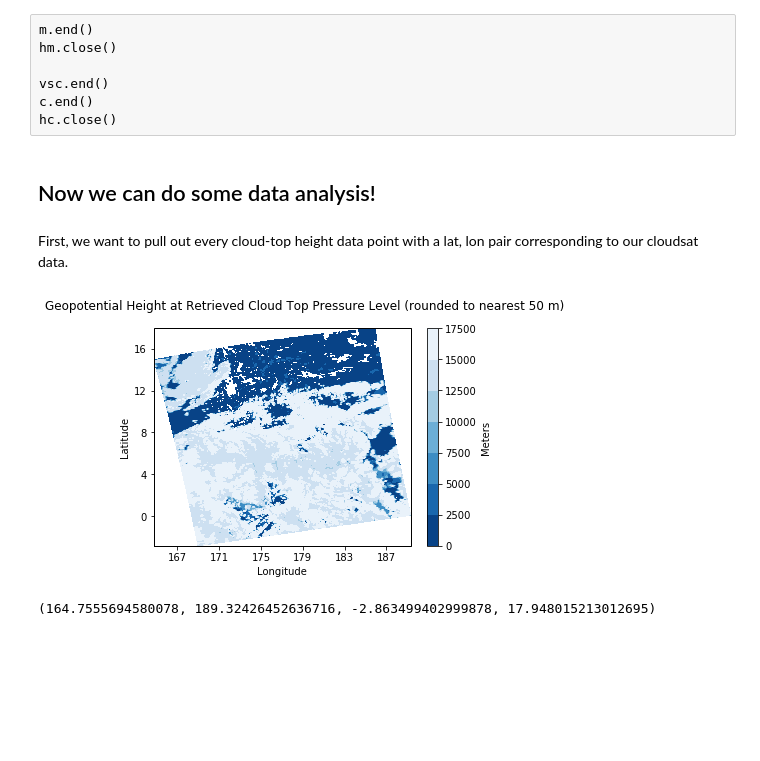
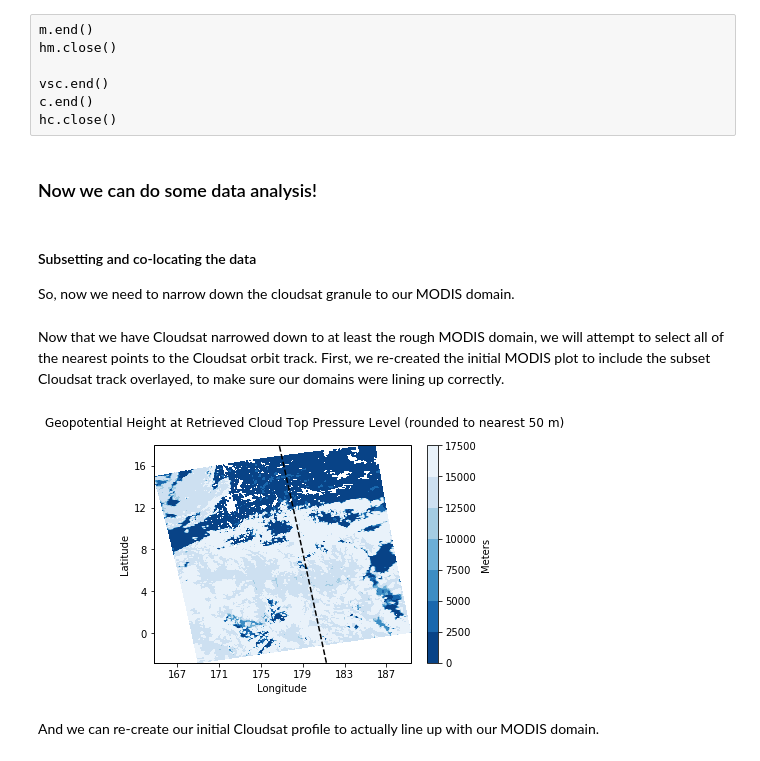
Before and after one commit to dcamron/radtran, a Jupyter notebook: radtran.ipynb, the cells around one changed output. Drawn from its saved outputs; the diff is of its cells as text; code cells hidden in the pictures; blank space fills up the shorter version.

```diff
--- a/radtran.ipynb
+++ b/radtran.ipynb
@@ -54,7 +39,7 @@ dsct_m = m.select('Cloud_Top_Height')
 
 lat_m = dslat_m.get()    # MODIS swath latitude
 lon_m = dslon_m.get()    # MODIS swath longitude
+# converting to [0,360] deg E longitude
+lon_m[lon_m < 0] = lon_m[lon_m < 0] + 360
 ct_mi = dsct_m.get()
-
 at = dsct_m.attributes()
-at
@@ -106,12 +65,14 @@ vsc.vdatainfo()
 # %%
 latc = vsc.attach('Latitude')
 latc.setfields('Latitude')
-n,_,_,_,_ = latc.inquire()
+n, _, _, _, _ = latc.inquire()
 lat_c = np.array(latc.read(n))    # cloudsat path latitudes
 latc.detach()
 
 lonc = vsc.attach('Longitude')
 lonc.setfields('Longitude')
-n,_,_,_,_ = lonc.inquire()
+n, _, _, _, _ = lonc.inquire()
 lon_c = np.array(lonc.read(n))    # cloudsat path longitudes
 lonc.detach()
+# converting to [0,360] deg E longitude
+lon_c[lon_c < 0] = lon_c[lon_c < 0] + 360
@@ -171,33 +118,42 @@ vsc.end()
 c.end()
 hc.close()
 # %% [markdown]
-## Now we can do some data analysis!
+### Now we can do some data analysis!
-# %% [markdown]
-First, we want to pull out every cloud-top height data point with a lat, lon pair corresponding to our cloudsat data.
+# %% [markdown]
+#### Subsetting and co-locating the data
+So, now we need to narrow down the cloudsat granule to our MODIS domain.
+# %%
+nlat_c_mask = np.logical_and(lat_c >= lat_m.min(), lat_c <= lat_m.max())
+nlon_c_mask = np.logical_and(lon_c >= lon_m.min(), lon_c <= lon_m.max())
+nref_c_mask = np.logical_and(
+    nlat_c_mask.flatten() == True, nlon_c_mask.flatten() == True)
+
+nlat_c = lat_c[nref_c_mask]
+nlon_c = lon_c[nref_c_mask]
+nref_c = ref_c[nref_c_mask]
+# %% [markdown]
+Now that we have Cloudsat narrowed down to at least the rough MODIS domain, we will attempt to select all of the nearest points to the Cloudsat orbit track. First, we re-created the initial MODIS plot to include the subset Cloudsat track overlayed, to make sure our domains were lining up correctly.
 # %%
 import matplotlib.pyplot as plt
 import cartopy.crs as ccrs
 
-test = lon_m
-test[test < 0] = test[test < 0] + 360
-
 fig = plt.figure()
 ax = plt.axes(projection=ccrs.Mercator())
-ax.set_xticks(np.arange(163,192,4))
-ax.set_yticks(np.arange(-4,21,4))
+ax.set_xticks(np.arange(163, 192, 4))
+ax.set_yticks(np.arange(-4, 21, 4))
 ax.set_xlabel('Longitude')
 ax.set_ylabel('Latitude')
 fig.suptitle(ctname_m)
-c = plt.contourf(test,lat_m,ct_m,cmap='Blues_r',transform=ccrs.Mercator())
+c = plt.contourf(lon_m, lat_m, ct_m, cmap='Blues_r', transform=ccrs.Mercator())
 cb = plt.colorbar(c)
 cb.set_label('Meters')
+ax2 = plt.axes(projection=ccrs.Mercator())
+cs = plt.plot(nlon_c, nlat_c, 'k--')
 fig.savefig('figures/modis_cloud-top-height.png')
 # %% [output]
-[figure, old version]
+[figure, new version]
-# %%
-ax.get_extent()
-# %% [output]
-(164.7555694580078, 189.32426452636716, -2.863499402999878, 17.948015213012695)
+# %% [markdown]
+And we can re-create our initial Cloudsat profile to actually line up with our MODIS domain.
 # %%
 fig = plt.figure()
 fig.suptitle(refc_name)
```
Also changed, not shown: parts of 18 cells of this notebook, 4 other files.
